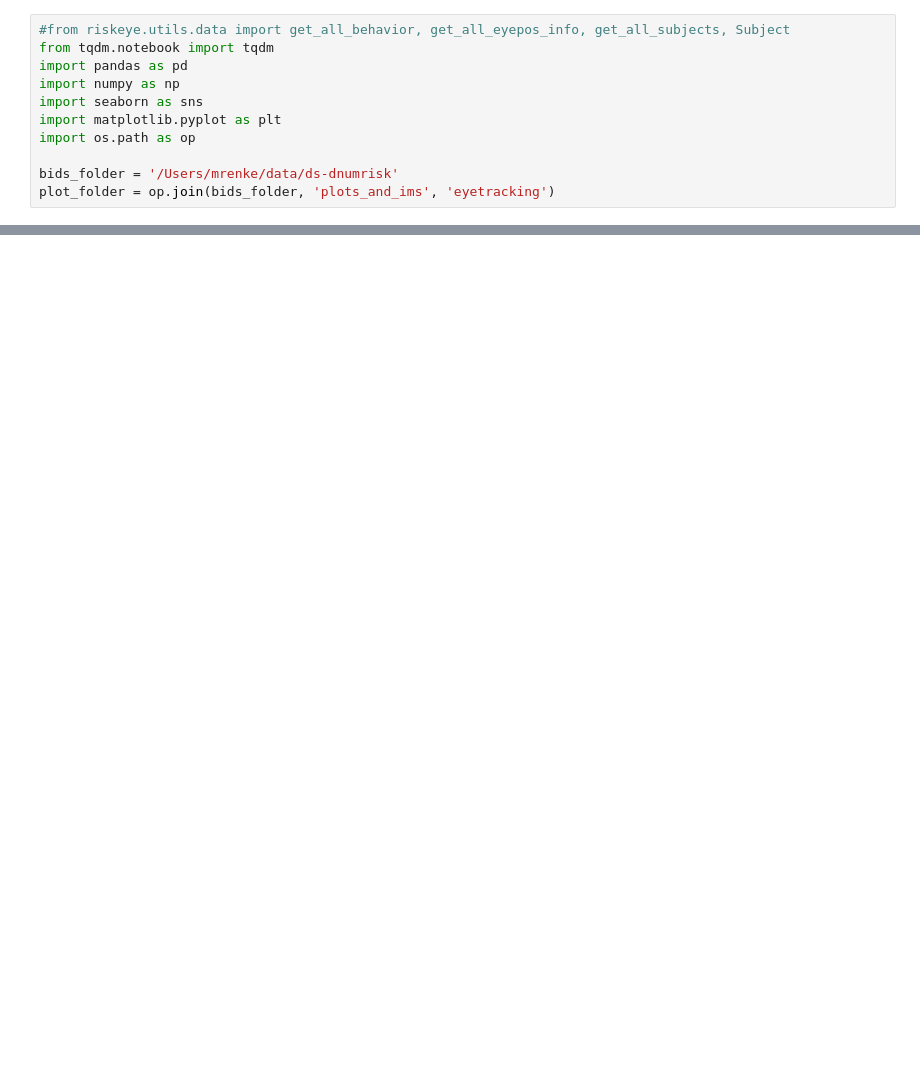
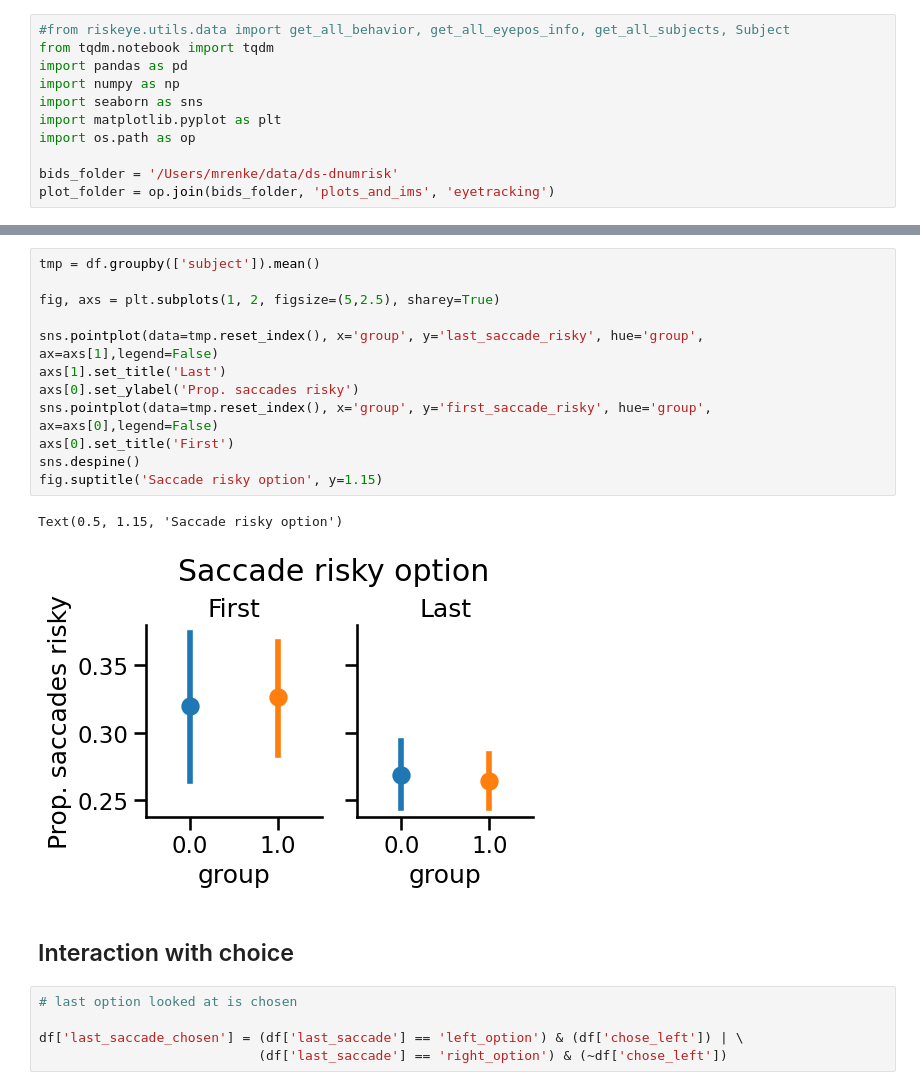
Before and after one commit to mrenke/numrisk, a Jupyter notebook: numrisk/behavior_risk/eyetracking_ana_01.ipynb, the cells around one changed output, grey strips where cells are left out. Drawn from its saved outputs; the diff is of its cells as text; blank space fills up the shorter version.

```diff
--- a/numrisk/behavior_risk/eyetracking_ana_01.ipynb
+++ b/numrisk/behavior_risk/eyetracking_ana_01.ipynb
@@ -175,0 +130,22 @@ plt.show()
+# %%
+tmp = df.groupby(['subject']).mean()
+
+fig, axs = plt.subplots(1, 2, figsize=(5,2.5), sharey=True)
+
+sns.pointplot(data=tmp.reset_index(), x='group', y='last_saccade_risky', hue='group', ax=axs[1],legend=False)
+axs[1].set_title('Last')
+axs[0].set_ylabel('Prop. saccades risky')
+sns.pointplot(data=tmp.reset_index(), x='group', y='first_saccade_risky', hue='group', ax=axs[0],legend=False)
+axs[0].set_title('First')
+sns.despine()
+fig.suptitle('Saccade risky option', y=1.15)
+# %% [output]
+Text(0.5, 1.15, 'Saccade risky option')
+[figure, added]
+# %% [markdown]
+## Interaction with choice
+# %%
+# last option looked at is chosen
+
+df['last_saccade_chosen'] = (df['last_saccade'] == 'left_option') & (df['chose_left']) | \
+                            (df['last_saccade'] == 'right_option') & (~df['chose_left'])
```
Also changed, not shown: parts of 37 cells of this notebook, 7 other files.
